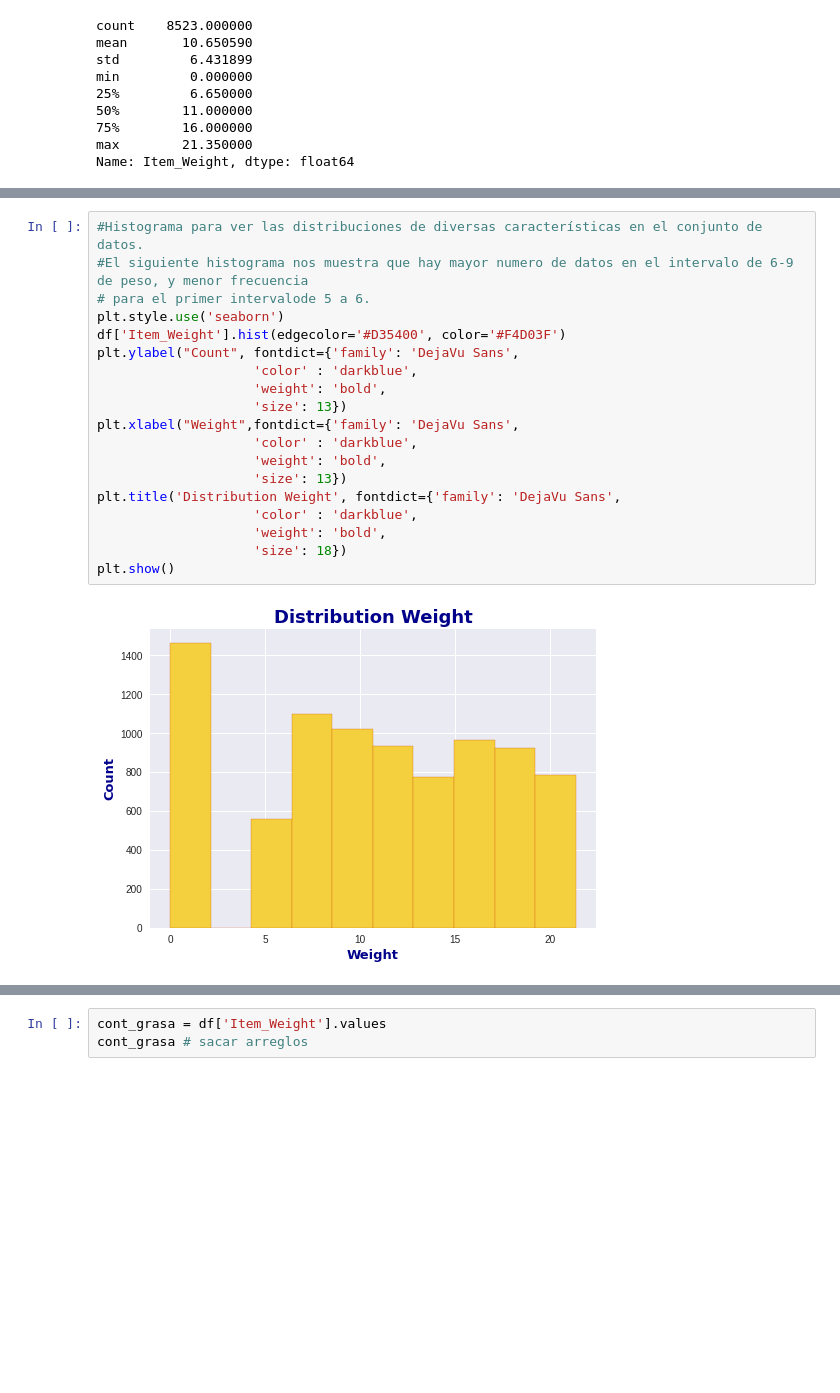
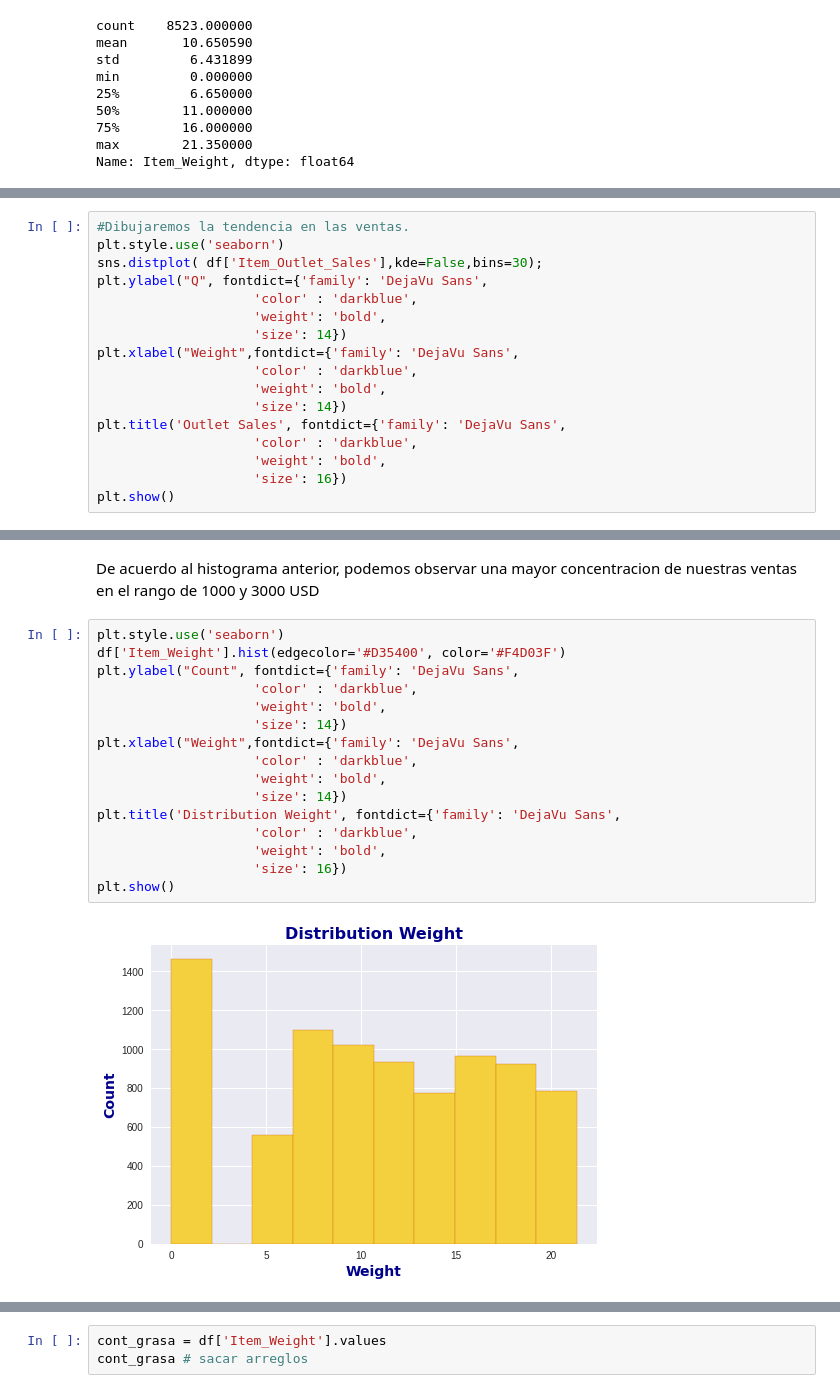
Before and after one commit to Angelica2929/sales_prediction, a Jupyter notebook: Prediccion_Ventas.ipynb, the cells around one changed output, grey strips where cells are left out. Cells and saved outputs as stored; diff of their text form; blank space fills up the shorter version.

```diff
--- a/Prediccion_Ventas.ipynb
+++ b/Prediccion_Ventas.ipynb
@@ -221,0 +243,17 @@ Name: Item_Weight, dtype: float64
+# %%
+#Dibujaremos la tendencia en las ventas.
+plt.style.use('seaborn')
+sns.distplot( df['Item_Outlet_Sales'],kde=False,bins=30);
+plt.ylabel("Q", fontdict={'family': 'DejaVu Sans',
+                    'color' : 'darkblue',
+                    'weight': 'bold',
+                    'size': 14})
+plt.xlabel("Weight",fontdict={'family': 'DejaVu Sans',
+                    'color' : 'darkblue',
+                    'weight': 'bold',
+                    'size': 14})
+plt.title('Outlet Sales', fontdict={'family': 'DejaVu Sans',
+                    'color' : 'darkblue',
+                    'weight': 'bold',
+                    'size': 16})
+plt.show()
@@ -222,21 +262,20 @@ Name: Item_Weight, dtype: float64
+# %% [markdown]
+De acuerdo al histograma anterior, podemos observar una mayor concentracion de nuestras ventas en el rango de 1000 y 3000 USD
 # %%
-#Histograma para ver las distribuciones de diversas características en el conjunto de datos.
-#El siguiente histograma nos muestra que hay mayor numero de datos en el intervalo de 6-9 de peso, y menor frecuencia
-# para el primer intervalode 5 a 6.
 plt.style.use('seaborn')
 df['Item_Weight'].hist(edgecolor='#D35400', color='#F4D03F')
 plt.ylabel("Count", fontdict={'family': 'DejaVu Sans',
                     'color' : 'darkblue',
                     'weight': 'bold',
-                    'size': 13})
+                    'size': 14})
 plt.xlabel("Weight",fontdict={'family': 'DejaVu Sans',
                     'color' : 'darkblue',
                     'weight': 'bold',
-                    'size': 13})
+                    'size': 14})
 plt.title('Distribution Weight', fontdict={'family': 'DejaVu Sans',
                     'color' : 'darkblue',
                     'weight': 'bold',
-                    'size': 18})
+                    'size': 16})
 plt.show()
 # %% [output]
-[figure, old version]
+[figure, new version]
```
Also changed, not shown: parts of 35 cells of this notebook.
